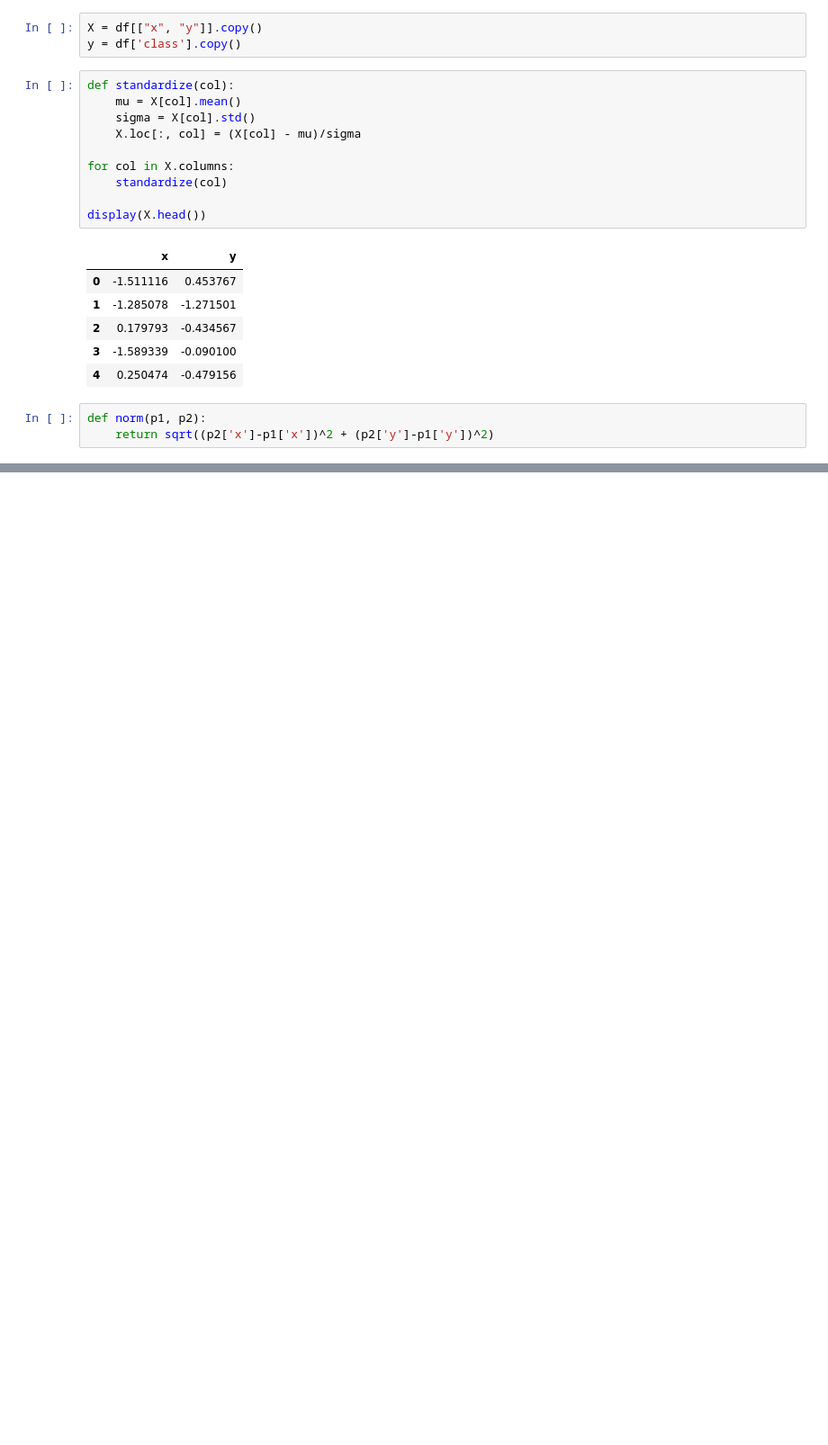
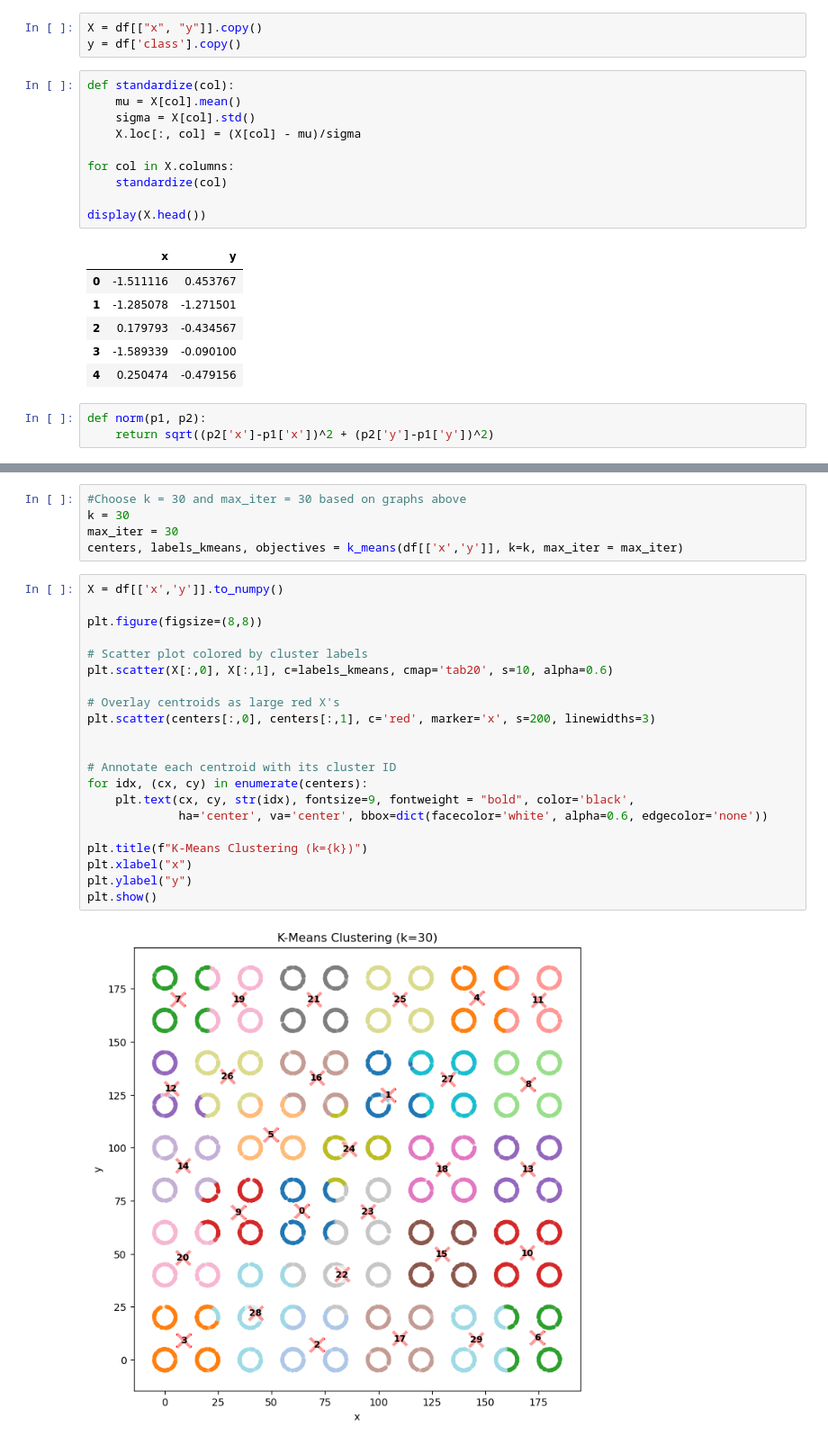
Before and after one commit to vatslgoswami/IML_A2, a Jupyter notebook: clustering.ipynb, the cells around one changed output, grey strips where cells are left out. Shown at 90% size. Drawn from its saved outputs; the diff is of its cells as text; blank space fills up the shorter version.

```diff
--- a/clustering.ipynb
+++ b/clustering.ipynb
@@ -140,0 +208,28 @@ k_means(X, 5)
+# %%
+#Choose k = 30 and max_iter = 30 based on graphs above
+k = 30
+max_iter = 30
+centers, labels_kmeans, objectives = k_means(df[['x','y']], k=k, max_iter = max_iter)
+# %%
+X = df[['x','y']].to_numpy()
+
+plt.figure(figsize=(8,8))
+
+# Scatter plot colored by cluster labels
+plt.scatter(X[:,0], X[:,1], c=labels_kmeans, cmap='tab20', s=10, alpha=0.6)
+
+# Overlay centroids as large red X's
+plt.scatter(centers[:,0], centers[:,1], c='red', marker='x', s=200, linewidths=3)
+
+
+# Annotate each centroid with its cluster ID
+for idx, (cx, cy) in enumerate(centers):
+    plt.text(cx, cy, str(idx), fontsize=9, fontweight = "bold", color='black',
+             ha='center', va='center', bbox=dict(facecolor='white', alpha=0.6, edgecolor='none'))
+
+plt.title(f"K-Means Clustering (k={k})")
+plt.xlabel("x")
+plt.ylabel("y")
+plt.show()
+# %% [output]
+[figure, added]
```
Also changed, not shown: parts of 14 cells of this notebook.
